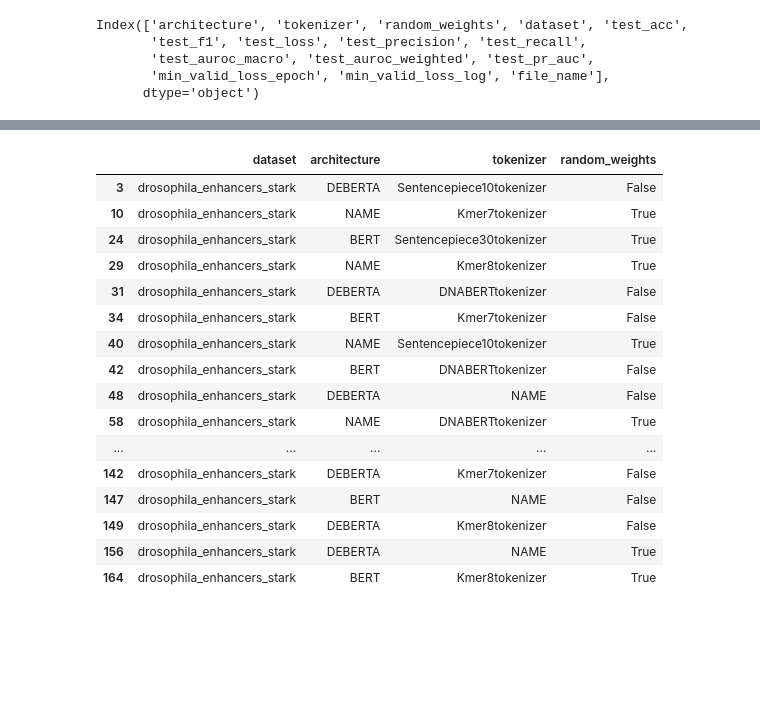
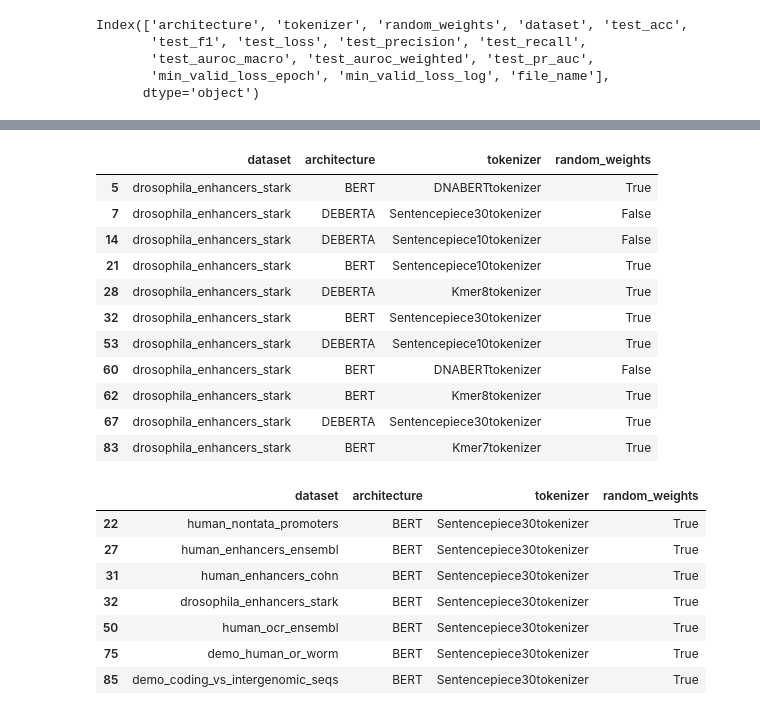
Before and after one commit to ML-Bioinfo-CEITEC/DNA-pretraining, a Jupyter notebook: experiments/genomic_benchmarks/20220803_training/Results_analysis.ipynb, the cells around one changed output, grey strips where cells are left out. Cells and saved outputs as stored; diff of their text form; code cells hidden in the pictures; blank space fills up the shorter version.

Commit message:
Run missing evaluations for genomic benchmarks

```diff
--- a/experiments/genomic_benchmarks/20220803_training/Results_analysis.ipynb
+++ b/experiments/genomic_benchmarks/20220803_training/Results_analysis.ipynb
@@ -227,7 +241,7 @@ for dataset in exp_options['dataset']:
 print('all_combinations ', len(set(all_combinations)))
 
 all_combinations_unique = set(all_combinations)
-print('all_combinations_unique ', len(set(all_combinations_unique)), ' should equal all_combinations')
+print('all_combinations_unique ', len(set(all_combinations_unique)), ' should equal exptected_len and all_combinations')
 
 main_df.reset_index()
 for index, row in main_df.iterrows():
@@ -244,8 +258,19 @@ print('actual_combinations_unique ', len(actual_combinations_unique))
 
 missing_combinations_unique = all_combinations_unique.difference(actual_combinations_unique)
 
+# remove unwanted combinations -- we are not pre-training out BERT for different tokenizers Kmer7tokenizer
+unwanted_combinations = []
+for dataset in exp_options['dataset']:
+    architecture = 'BERT'
+    random_weights = False
+    # for tokenizer in exp_options['tokenizer'].remove('DNABERTtokenizer'):
+    for tokenizer in ['Kmer7tokenizer', 'Kmer8tokenizer', 'Sentencepiece10tokenizer', 'Sentencepiece30tokenizer']:
+        unwanted_combinations.append(tuple((dataset, architecture, tokenizer, random_weights)))
+missing_combinations_unique = missing_combinations_unique.difference(unwanted_combinations)
+
 print('missing_combinations_unique ', len(missing_combinations_unique))
 
+actual_combinations_unique = pd.DataFrame(list(actual_combinations_unique), columns=categories)
 missing_combinations_unique = pd.DataFrame(list(missing_combinations_unique), columns=categories)
-missing_combinations_unique
+actual_combinations = pd.DataFrame(list(actual_combinations), columns=categories)
 # %% [output]
@@ -271,20 +283,26 @@ missing_combinations_unique  166
-# %%
-missing_combinations_unique[missing_combinations_unique['dataset'] == 'drosophila_enhancers_stark']
-# %% [output]
-|  | dataset | architecture | tokenizer | random_weights |
-| 3 | drosophila_enhancers_stark | DEBERTA | Sentencepiece10tokenizer | False |
-| 10 | drosophila_enhancers_stark | NAME | Kmer7tokenizer | True |
-| 24 | drosophila_enhancers_stark | BERT | Sentencepiece30tokenizer | True |
-| 29 | drosophila_enhancers_stark | NAME | Kmer8tokenizer | True |
-| 31 | drosophila_enhancers_stark | DEBERTA | DNABERTtokenizer | False |
-| 34 | drosophila_enhancers_stark | BERT | Kmer7tokenizer | False |
-| 40 | drosophila_enhancers_stark | NAME | Sentencepiece10tokenizer | True |
-| 42 | drosophila_enhancers_stark | BERT | DNABERTtokenizer | False |
-| 48 | drosophila_enhancers_stark | DEBERTA | NAME | False |
-| 58 | drosophila_enhancers_stark | NAME | DNABERTtokenizer | True |
-| ... | ... | ... | ... | ... |
-| 142 | drosophila_enhancers_stark | DEBERTA | Kmer7tokenizer | False |
-| 147 | drosophila_enhancers_stark | BERT | NAME | False |
-| 149 | drosophila_enhancers_stark | DEBERTA | Kmer8tokenizer | False |
-| 156 | drosophila_enhancers_stark | DEBERTA | NAME | True |
-| 164 | drosophila_enhancers_stark | BERT | Kmer8tokenizer | True |
+# %%
+actual_combinations_unique[actual_combinations_unique['dataset'] == 'drosophila_enhancers_stark']
+# %% [output]
+|  | dataset | architecture | tokenizer | random_weights |
+| 5 | drosophila_enhancers_stark | BERT | DNABERTtokenizer | True |
+| 7 | drosophila_enhancers_stark | DEBERTA | Sentencepiece30tokenizer | False |
+| 14 | drosophila_enhancers_stark | DEBERTA | Sentencepiece10tokenizer | False |
+| 21 | drosophila_enhancers_stark | BERT | Sentencepiece10tokenizer | True |
+| 28 | drosophila_enhancers_stark | DEBERTA | Kmer8tokenizer | True |
+| 32 | drosophila_enhancers_stark | BERT | Sentencepiece30tokenizer | True |
+| 53 | drosophila_enhancers_stark | DEBERTA | Sentencepiece10tokenizer | True |
+| 60 | drosophila_enhancers_stark | BERT | DNABERTtokenizer | False |
+| 62 | drosophila_enhancers_stark | BERT | Kmer8tokenizer | True |
+| 67 | drosophila_enhancers_stark | DEBERTA | Sentencepiece30tokenizer | True |
+| 83 | drosophila_enhancers_stark | BERT | Kmer7tokenizer | True |
+# %%
+actual_combinations_unique[actual_combinations_unique['tokenizer'] == 'Sentencepiece30tokenizer'][actual_combinations_unique['architecture'] == 'BERT']
+# %% [output]
+|  | dataset | architecture | tokenizer | random_weights |
+| 22 | human_nontata_promoters | BERT | Sentencepiece30tokenizer | True |
+| 27 | human_enhancers_ensembl | BERT | Sentencepiece30tokenizer | True |
+| 31 | human_enhancers_cohn | BERT | Sentencepiece30tokenizer | True |
+| 32 | drosophila_enhancers_stark | BERT | Sentencepiece30tokenizer | True |
+| 50 | human_ocr_ensembl | BERT | Sentencepiece30tokenizer | True |
+| 75 | demo_human_or_worm | BERT | Sentencepiece30tokenizer | True |
+| 85 | demo_coding_vs_intergenomic_seqs | BERT | Sentencepiece30tokenizer | True |
```
Also changed, not shown: parts of 7 cells of this notebook, 24 other files.
